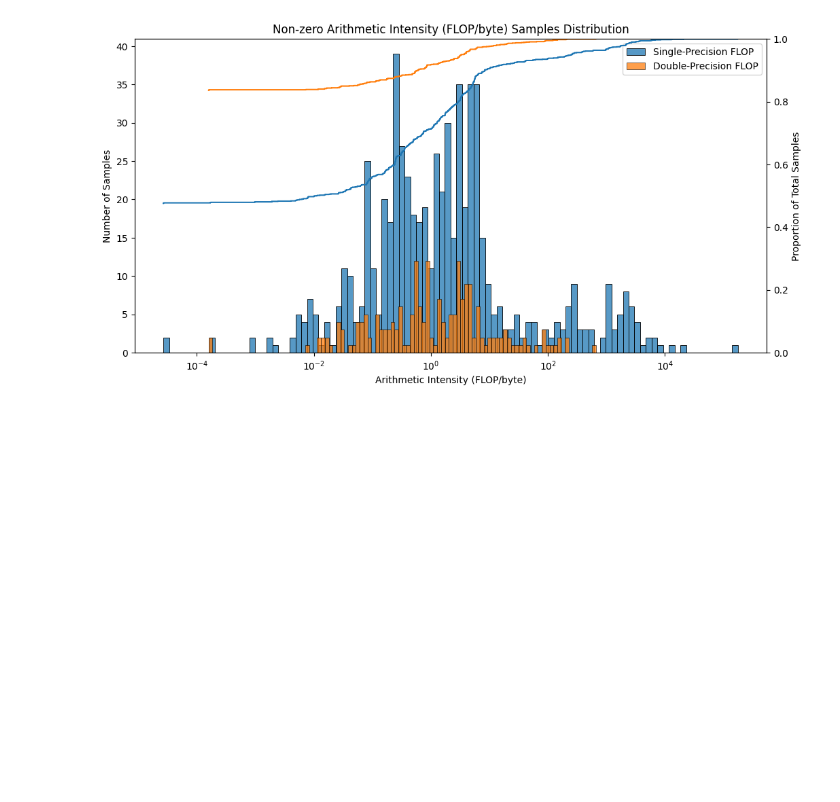
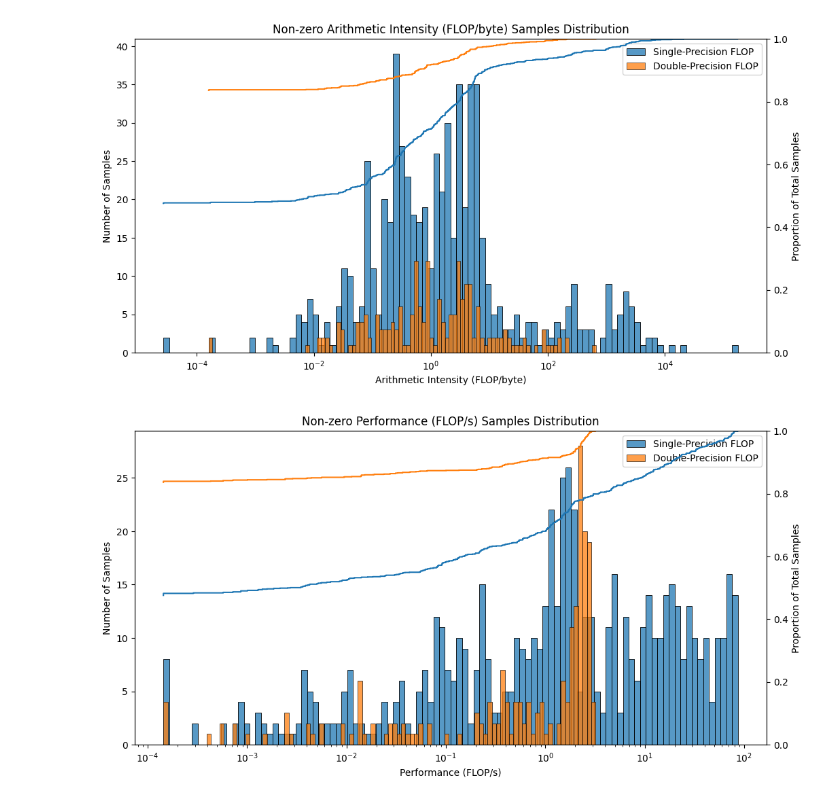
Before and after one commit to Scientific-Computing-Lab/ParallelCodeEstimation, a Jupyter notebook: analysis/visualizeGatheredData.ipynb, the cells around one changed output. Cells and saved outputs as stored; diff of their text form; code cells hidden in the pictures; blank space fills up the shorter version.

```diff
--- a/analysis/visualizeGatheredData.ipynb
+++ b/analysis/visualizeGatheredData.ipynb
@@ -178,3 +198,25 @@ plt.show()
 #
 #print(grpA.ngroups)
 #print(grpB.ngroups)
+# %%
+# what does the AI distribution look like? (violin plot + histogram)
+
+fig, ax = plt.subplots(1, figsize=(12,6))
+
+sns.histplot(df, x='spPerf', bins=100, ax=ax, log_scale=True)
+sns.histplot(df, x='dpPerf', bins=100, ax=ax, log_scale=True)
+ax2 = ax.twinx()
+sns.ecdfplot(df, x='spPerf', ax=ax2)
+sns.ecdfplot(df, x='dpPerf', ax=ax2)
+
+ax.set_xlabel('Performance (FLOP/s)')
+ax.set_ylabel('Number of Samples')
+ax2.set_ylabel('Proportion of Total Samples')
+
+ax.set_title('Non-zero Performance (FLOP/s) Samples Distribution')
+
+ax.legend(['Single-Precision FLOP', 'Double-Precision FLOP'])
+
+plt.show()
+# %% [output]
+[figure, added]
```
Also changed, not shown: parts of 1 cell of this notebook, 1 other file.
